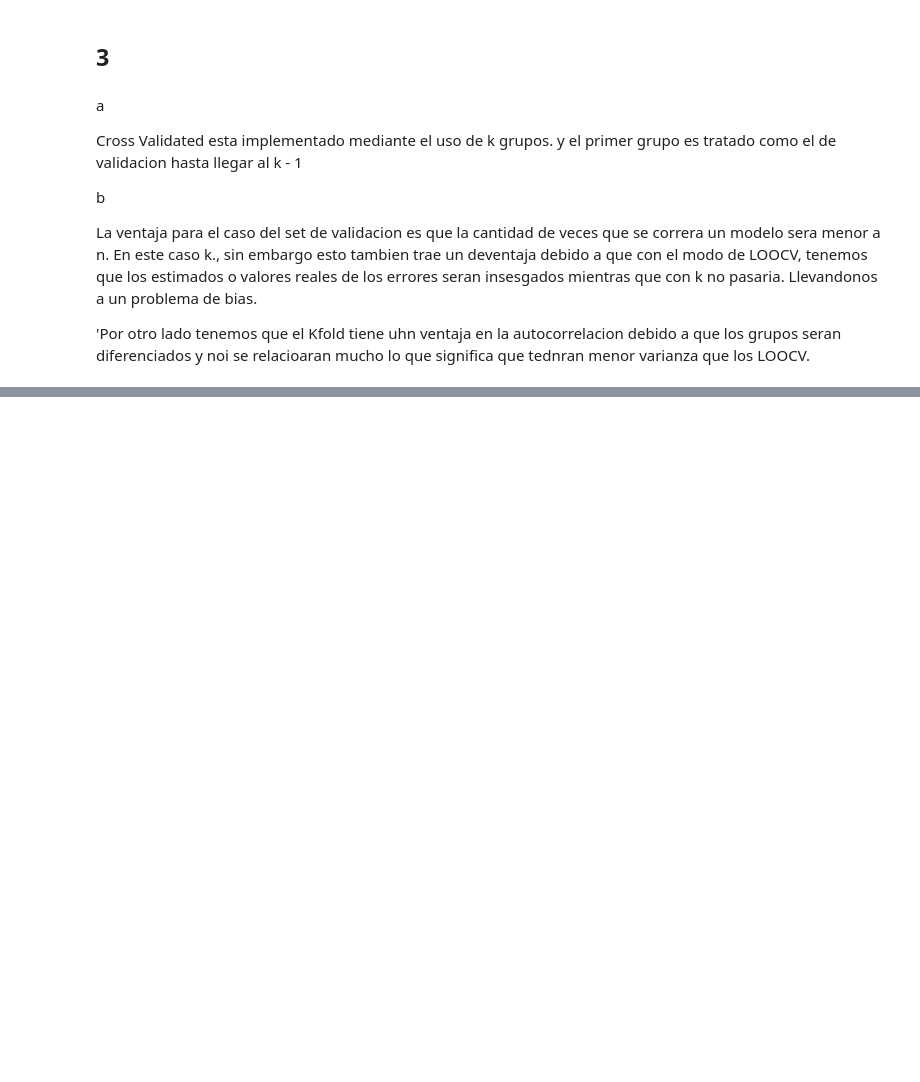
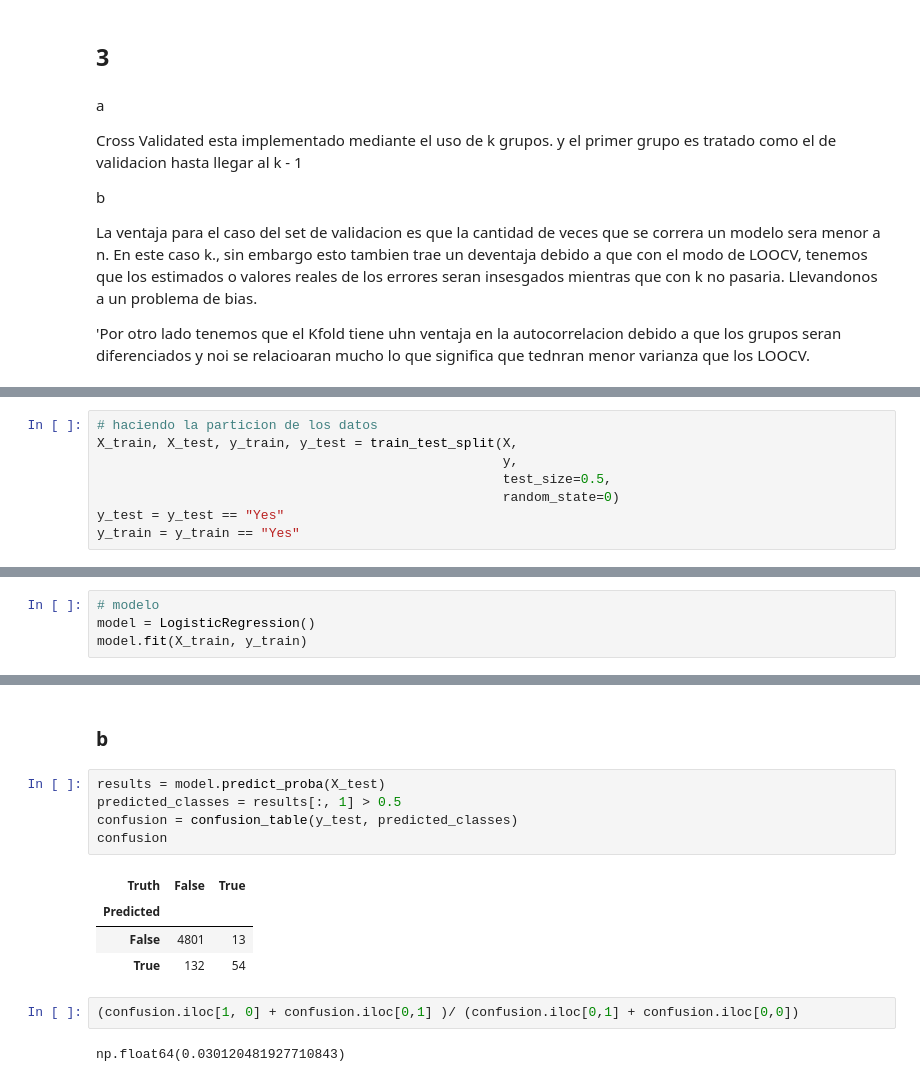
Before and after one commit to chuancao26/islp, a Jupyter notebook: resamplng_methods_exercices.ipynb, the cells around one changed output, grey strips where cells are left out. Drawn from its saved outputs; the diff is of its cells as text; blank space fills up the shorter version.

```diff
--- a/resamplng_methods_exercices.ipynb
+++ b/resamplng_methods_exercices.ipynb
@@ -74,0 +147,8 @@ La ventaja para el caso del set de validacion es que la cantidad de veces que se
+# %%
+# haciendo la particion de los datos
+X_train, X_test, y_train, y_test = train_test_split(X,
+                                                    y,
+                                                    test_size=0.5,
+                                                    random_state=0)
+y_test = y_test == "Yes"
+y_train = y_train == "Yes"
@@ -74,0 +198,4 @@ La ventaja para el caso del set de validacion es que la cantidad de veces que se
+# %%
+# modelo
+model = LogisticRegression()
+model.fit(X_train, y_train)
@@ -74,0 +208,16 @@ La ventaja para el caso del set de validacion es que la cantidad de veces que se
+# %% [markdown]
+### b
+# %%
+results = model.predict_proba(X_test)
+predicted_classes = results[:, 1] > 0.5
+confusion = confusion_table(y_test, predicted_classes)
+confusion
+# %% [output]
+| Truth | False | True |
+| Predicted |  |  |
+| False | 4801 | 13 |
+| True | 132 | 54 |
+# %%
+(confusion.iloc[1, 0] + confusion.iloc[0,1] )/ (confusion.iloc[0,1] + confusion.iloc[0,0])
+# %% [output]
+np.float64(0.030120481927710843)
```
Also changed, not shown: parts of 19 cells of this notebook.
